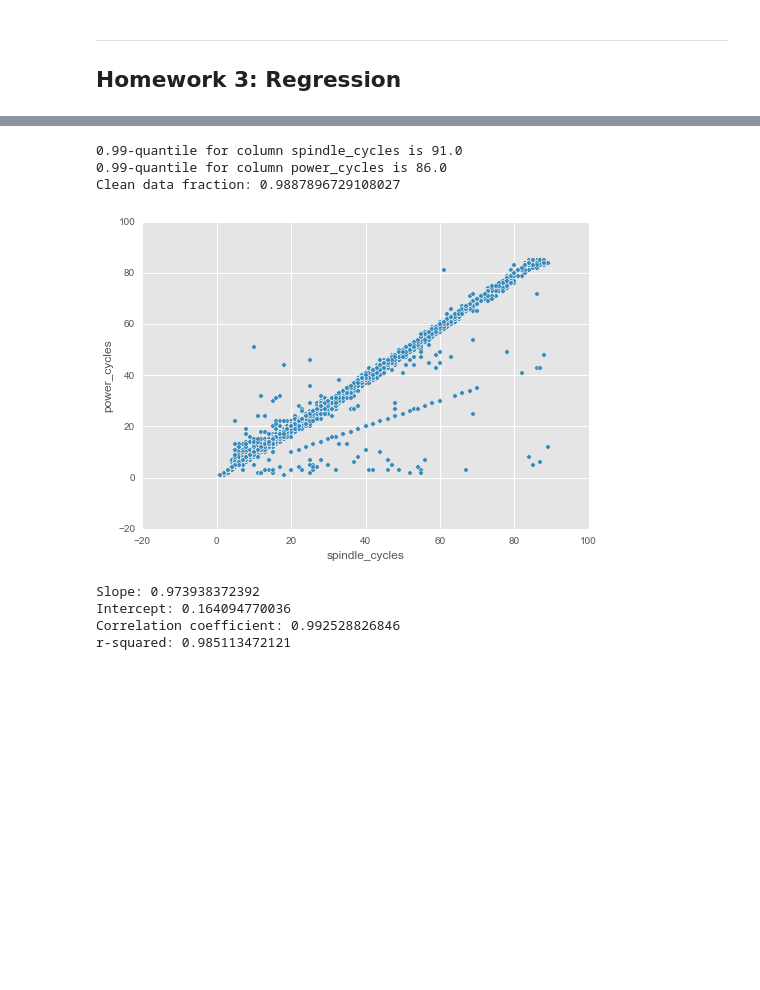
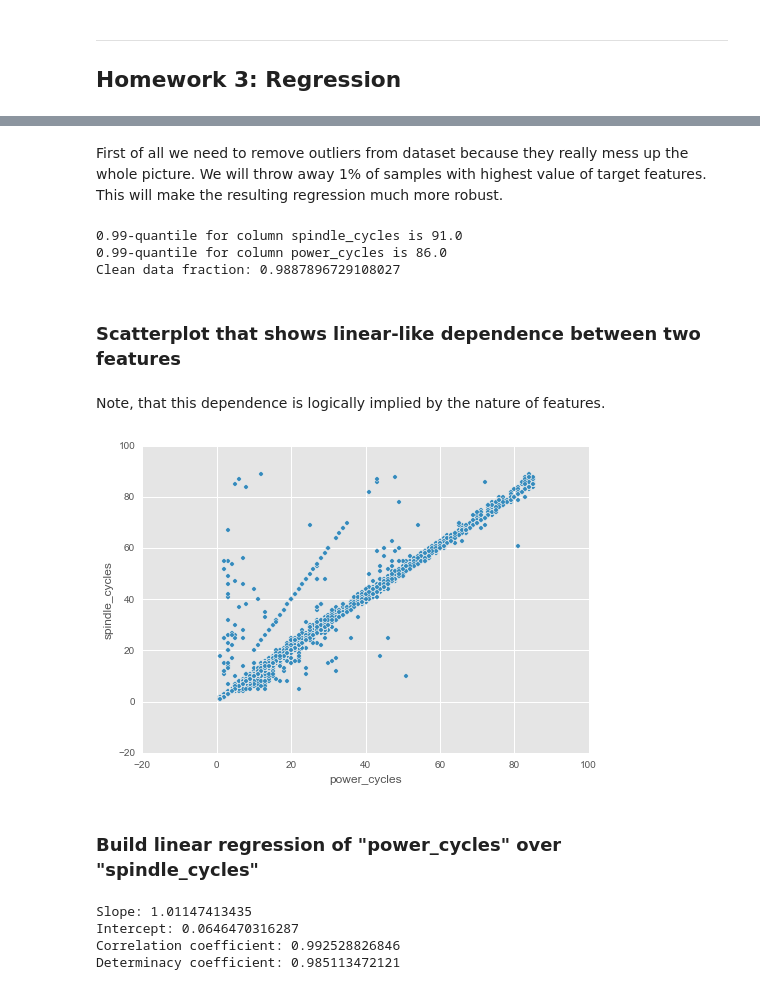
Before and after one commit to IIoTeP9HuY/Data_Analysis_and_Data_Mining_Class, a Jupyter notebook: Report.ipynb, the cells around one changed output, grey strips where cells are left out. Drawn from its saved outputs; the diff is of its cells as text; code cells hidden in the pictures; blank space fills up the shorter version.

```diff
--- a/Report.ipynb
+++ b/Report.ipynb
@@ -333,3 +335,6 @@ data["power_cycles"] = data["smart_12_raw"]
+# %% [markdown]
+First of all we need to remove outliers from dataset because they really mess up the whole picture.
+We will throw away 1% of samples with highest value of target features. This will make the resulting regression much more robust.
 # %%
 def remove_outliers(data, columns, upper_quantile):
     clean_data = data.copy()
@@ -349,23 +354,29 @@ clean_data = remove_outliers(data, ["spindle_cycles", "power_cycles"], 0.99)
 0.99-quantile for column spindle_cycles is 91.0
 0.99-quantile for column power_cycles is 86.0
 Clean data fraction: 0.9887896729108027
+# %% [markdown]
+### Scatterplot that shows linear-like dependence between two features
+# %% [markdown]
+Note, that this dependence is logically implied by the nature of features.
 # %%
-axes = clean_data.plot(kind="scatter", x="spindle_cycles", y="power_cycles")
+axes = clean_data.plot(kind="scatter", x="power_cycles", y="spindle_cycles")
 # %% [output]
-[figure, old version]
+[figure, new version]
+# %% [markdown]
+### Build linear regression of "power_cycles" over "spindle_cycles"
 # %%
 import scipy.stats as stats
 
-x = clean_data["spindle_cycles"].values
-y = clean_data["power_cycles"].values
+x = clean_data["power_cycles"].values
+y = clean_data["spindle_cycles"].values
 slope, intercept, r_value, p_value, std_err = stats.linregress(x, y)
 
 print("Slope:", slope)
 print("Intercept:", intercept)
 print("Correlation coefficient:", r_value)
-print("r-squared:", r_value**2)
+print("Determinacy coefficient:", r_value**2)
 # %% [output]
-Slope: 0.973938372392
-Intercept: 0.164094770036
+Slope: 1.01147413435
+Intercept: 0.0646470316287
 Correlation coefficient: 0.992528826846
-r-squared: 0.985113472121
+Determinacy coefficient: 0.985113472121
```
Also changed, not shown: parts of 23 cells of this notebook.
